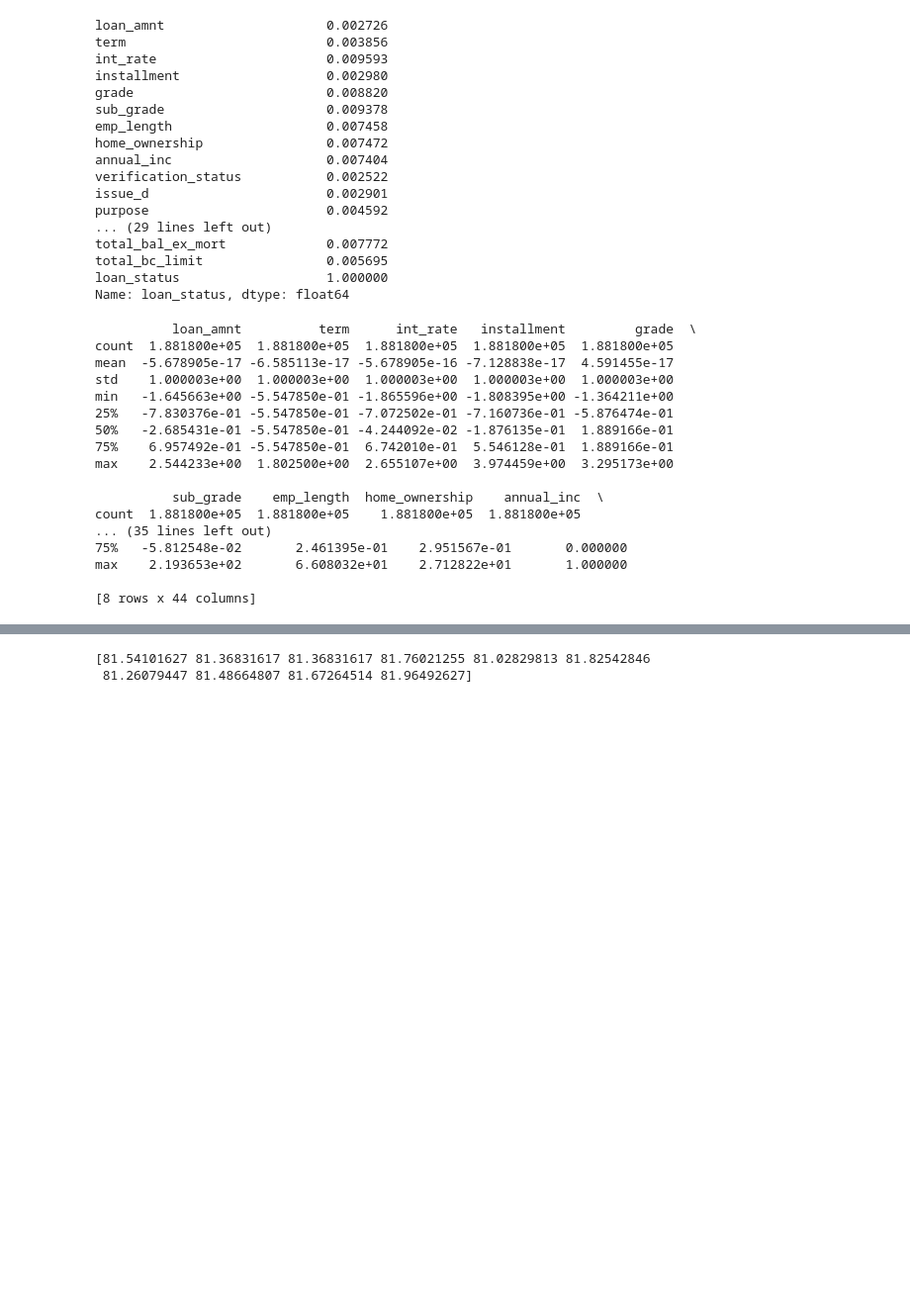
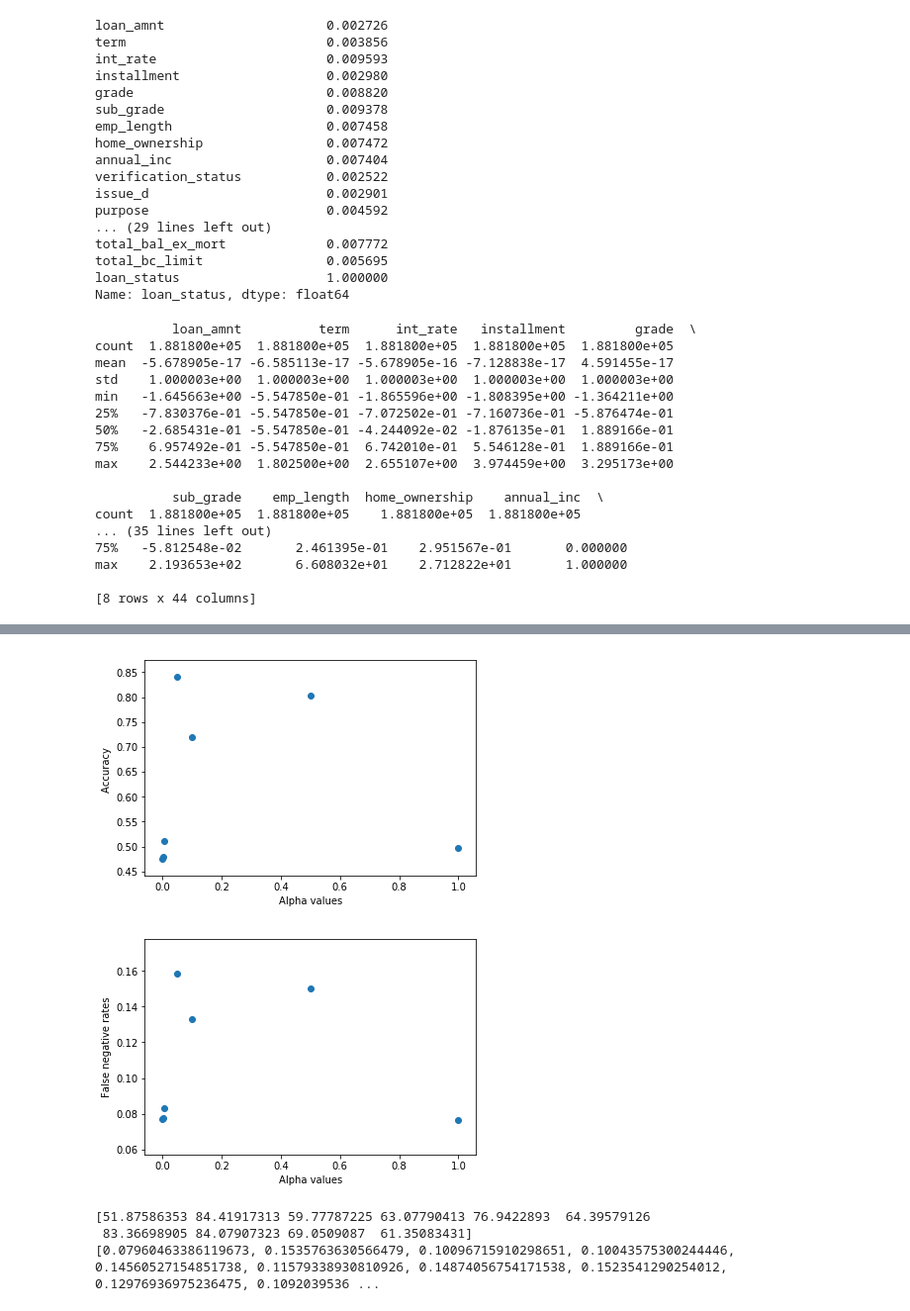
Before and after one commit to rahulk98/Loan-default-prediction, a Jupyter notebook: Final Project.ipynb, the cells around one changed output, grey strips where cells are left out. Shown: that part at 99% size. Drawn from its saved outputs; the diff is of its cells as text; code cells hidden in the pictures; blank space fills up the shorter version.

```diff
--- a/Final Project.ipynb
+++ b/Final Project.ipynb
@@ -413,8 +422,6 @@ for train_index, test_index in kf.split(X_train_test):
 import math
 import numpy as np
 import pandas as pd
-from sklearn.decomposition import PCA
-
 import keras
 from tqdm import tqdm
 from sklearn.model_selection import train_test_split
@@ -430,8 +437,7 @@ y = data['loan_status'].values
 lg_m_pca_scores = []
 pca = PCA(n_components = 15)
 X_pca = pca.fit_transform(X)
-X_train_test, X_validation, y_train_test, y_validation = train_test_split(X_pca,y, test_size=0.2)
-
+X = X_pca
 def sigmoid(z):
     temp = 1 + (np.exp(-z))
     return 1/temp
@@ -441,47 +447,79 @@ def hypothesis(theta, x):
         return 0
     else:
         return 1
+def cost(theta, X, y):
+    c = 0
+    for i in range(len(X)):
+        temp = hypothesis(theta, X[i])
+        c = c + (-y[i]* np.log(temp) - (1-y[i])*np.log(1-temp))
+    return c/len(X)
 def gradient(x,theta,y):
     h = []
     for i in x:
         h.append(hypothesis(theta,i))
     h = np.array(h)
     error = np.dot(x.T, (h-y))/y.shape[0]
     return np.array(error)
-def gradient_descent(X,y,theta):
-    alpha = 0.1
-    num_iter = 150
-    for i in tqdm(range(num_iter)):
+def gradient_descent(X,y,theta, alpha):
+    num_iter = 350
+    for i in range(num_iter):
         e = gradient(X,theta,y)
         theta = theta - alpha * e
     return theta, num_iter
 def predict(theta, X):
     h = []
     temp = np.ones(len(X)).reshape(len(X),1)
     X = vstack((temp.T,X.T)).T
     for i in X:
         h.append(hypothesis(theta,i))
     h = np.array(h)
     return h
-def logistic_reg(X, y, X_test):
+def logistic_reg(X, y, X_test,alpha=0.1):
     temp = np.ones(len(X)).reshape(len(X),1)
     X = vstack((temp.T,X.T)).T
     theta = np.ones(X.shape[1])
-    theta, num_iter = gradient_descent(X,y,theta)
+    theta, num_iter = gradient_descent(X,y,theta,alpha)
     y_pred = predict(theta,X_test)
     return theta,y_pred
+a_scores = []
+a_fnr = []
+alphas = [0.1,0.001, 0.0001, 0.5,0.05,0.005, 1]
+X_train, X_test, y_train, y_test = train_test_split(X,y, test_size=0.2)
 
+for alpha in alphas:
+    theta, y_pred = logistic_reg(X_train,y_train, X_test,alpha)
+    a_scores.append(accuracy_score(y_test, y_pred))
+    tn, fp, fn, tp = confusion_matrix(y_test, y_pred).ravel()
+    a_fnr.append(fn/len(y_test))
 
+plt.scatter(alphas, a_scores)
+plt.xlabel("Alpha values")
+plt.ylabel("Accuracy ")
+plt.show()
+plt.scatter(alphas, a_fnr)
+plt.xlabel("Alpha values")
+plt.ylabel("False negative rates")
+plt.show()
+
+fnr_scores = []
 kf  = KFold(n_splits=10)
-for train_index, test_index in kf.split(X_train_test):
-    X_train, X_test = X_train_test[train_index], X_train_test[test_index]
-    y_train, y_test = y_train_test[train_index], y_train_test[test_index]
+for train_index, test_index in kf.split(X):
+    X_train, X_test = X[train_index], X[test_index]
+    y_train, y_test = y[train_index], y[test_index]
     theta, y_pred = logistic_reg(X_train, y_train, X_test)
     lg_m_pca_scores.append(accuracy_score(y_test, y_pred))
+    tn, fp, fn, tp = confusion_matrix(y_test, y_pred).ravel()
+    fnr_scores.append(fn/len(y_test))
 print(np.array(lg_m_pca_scores)*100)
+print(fnr_scores)
+LogReg_m_pca_acc = (np.array(lg_m_pca_scores)*100).mean()
+LogReg_m_pca_fnr = np.array(fnr_scores).mean()
 # %% [output]
+[figure, added]
+[figure, added]
-[81.54101627 81.36831617 81.36831617 81.76021255 81.02829813 81.82542846
- 81.26079447 81.48664807 81.67264514 81.96492627]
+[51.87586353 84.41917313 59.77787225 63.07790413 76.9422893  64.39579126
+ 83.36698905 84.07907323 69.0509087  61.35083431]
+[0.07960463386119673, 0.1535763630566479, 0.10096715910298651, 0.10043575300244446, 0.14560527154851738, 0.11579338930810926, 0.14874056754171538, 0.1523541290254012, 0.12976936975236475, 0.1092039536 ...
 # %%
 #Logistic regression using inbuilt class with PCA
 import numpy as np
```
Also changed, not shown: parts of 13 cells of this notebook.
